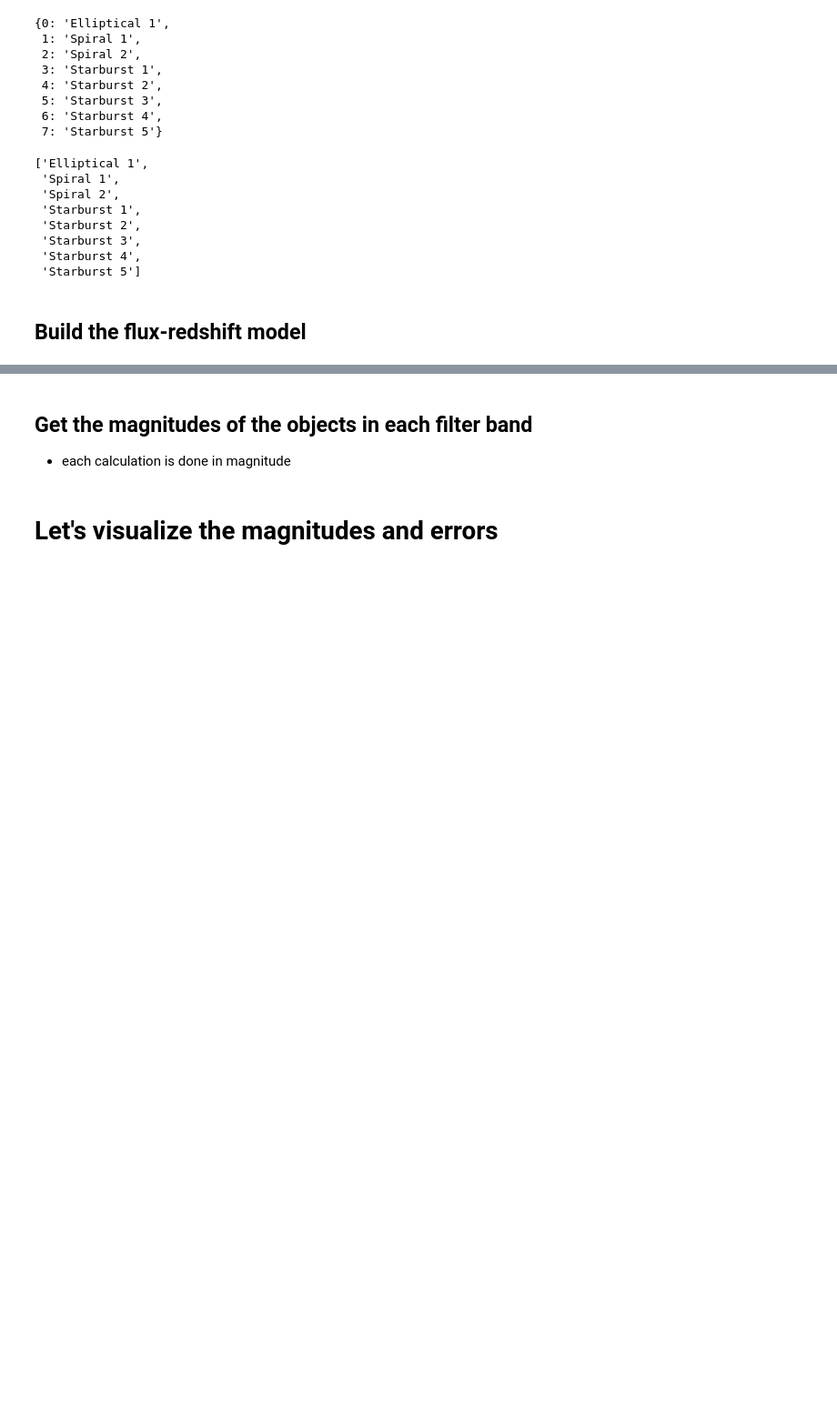
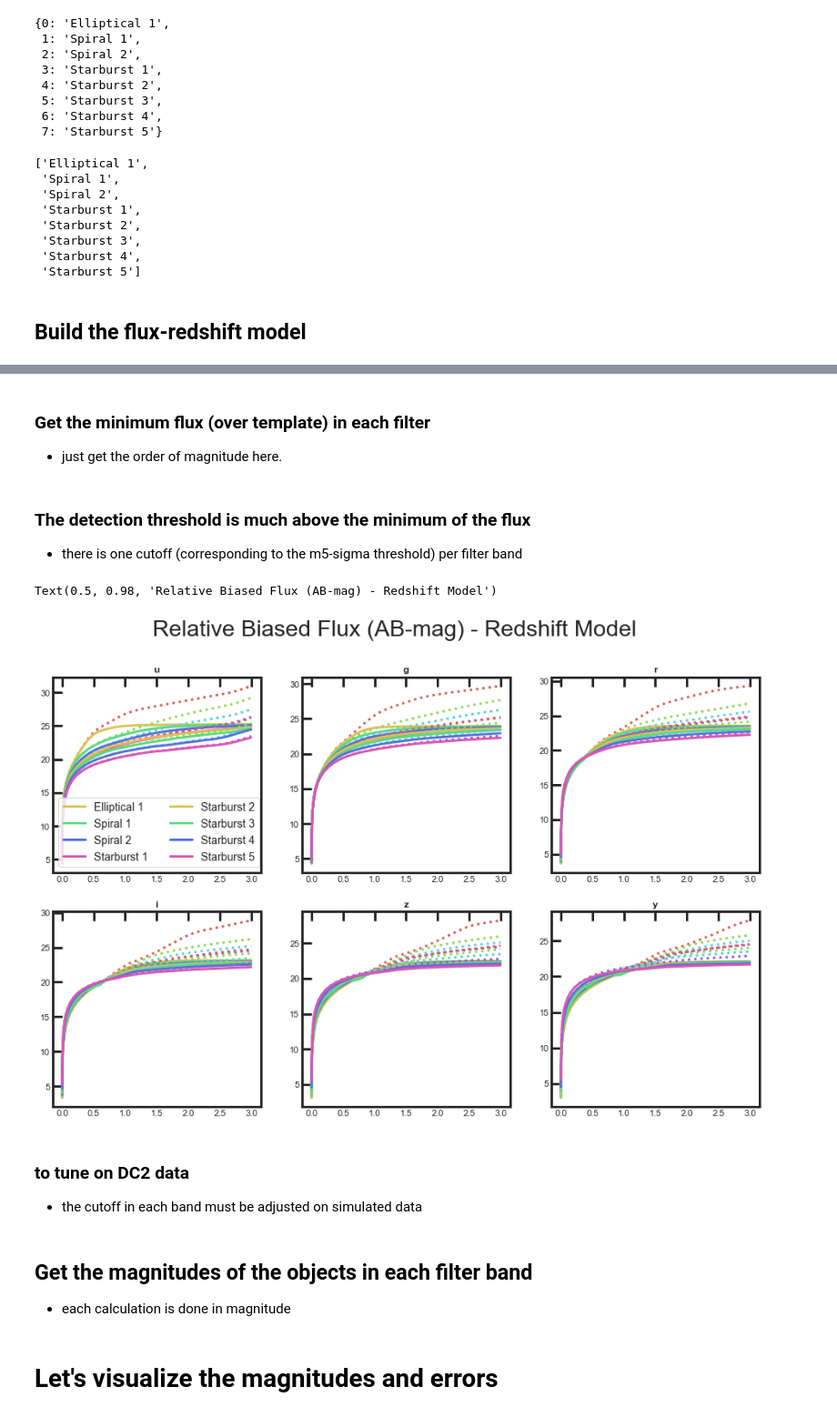
Before and after one commit to sylvielsstfr/Photoz-tools, a Jupyter notebook: PhotozGalaxySurveyMockBias.ipynb, the cells around one changed output, grey strips where cells are left out. Shown at 91% size. Cells and saved outputs as stored; diff of their text form; code cells hidden in the pictures; blank space fills up the shorter version.

```diff
--- a/PhotozGalaxySurveyMockBias.ipynb
+++ b/PhotozGalaxySurveyMockBias.ipynb
@@ -614,0 +645,4 @@ Text(0.5, 0.98, 'Relative Flux (AB-mag) - Redshift Model')
+# %% [markdown]
+### Get the minimum flux (over template) in each filter
+
+- just get the order of magnitude here.
@@ -614,0 +655,4 @@ Text(0.5, 0.98, 'Relative Flux (AB-mag) - Redshift Model')
+# %% [markdown]
+### The detection threshold is much above the minimum of the flux
+
+- there is one cutoff (corresponding to the m5-sigma threshold) per filter band
@@ -615,3 +661,27 @@ Text(0.5, 0.98, 'Relative Flux (AB-mag) - Redshift Model')
+# %%
+fig = plt.figure(figsize=(16,10))
+
+for jf in range(nf):
+    palette = itertools.cycle(sns.color_palette("hls", nt))
+    ax  = fig.add_subplot(2,3,jf+1)
+    for it in range(nt):
+        ax.plot(z_grid,-2.5*np.log10(f_mod[:, it, jf]),":",color=next(palette))
+        x_min = f_min[jf]/f_mod[:, it, jf] # the cutoff compared to the average
+        f_biased = f_mod[:, it, jf]*bias(x_min)
+        ax.plot(z_grid,-2.5*np.log10(f_biased),"-",color=next(palette),label=names[it])
+
+    #ax.set_yscale("log")
+    if jf == 0:
+        ax.legend(ncol=2)
+    ax.set_title(filters[jf],fontweight="bold")
+plt.suptitle("Relative Biased Flux (AB-mag) - Redshift Model")
+# %% [output]
+Text(0.5, 0.98, 'Relative Biased Flux (AB-mag) - Redshift Model')
+[figure, added]
+# %% [markdown]
+### to tune on DC2 data
+
+- the cutoff in each band must be adjusted on simulated data
 # %% [markdown]
 ## Get the magnitudes of the objects in each filter band
 
```
Also changed, not shown: parts of 29 cells of this notebook, 1 other file.
